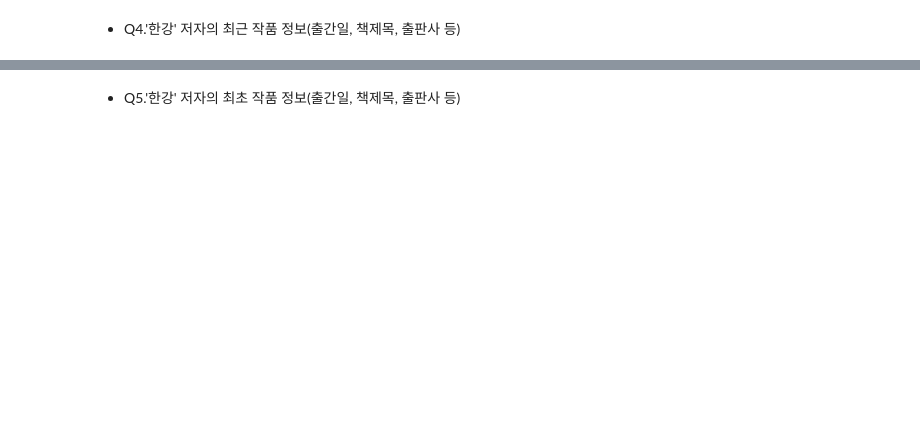
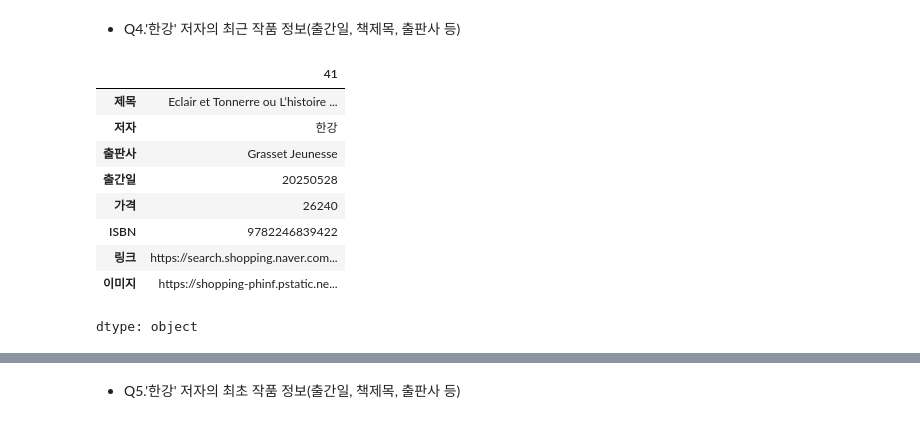
Before and after one commit to Joyschool/2025_mirae_master, a Jupyter notebook: 3일차_웹데이터수집및시각화_OpenAPI_완성.ipynb, the cells around one changed output, grey strips where cells are left out. Cells and saved outputs as stored; diff of their text form; code cells hidden in the pictures; blank space fills up the shorter version.

```diff
--- a/3일차_웹데이터수집및시각화_OpenAPI_완성.ipynb
+++ b/3일차_웹데이터수집및시각화_OpenAPI_완성.ipynb
@@ -198,7 +277,18 @@ df_한강
 # %% [markdown]
 - Q4.'한강' 저자의 최근 작품 정보(출간일, 책제목, 출판사 등)
 # %%
-df_한강.sort_values(by='출간일', ascending=False).loc[0]   # 내림차순으로 정렬하고 첫번째 인덱스에 해당하는 데이터
+df_한강.sort_values(by='출간일', ascending=False).iloc[0]   # 내림차순으로 정렬하고 첫번째 인덱스에 해당하는 데이터
+# %% [output]
+|  | 41 |
+| 제목 | Eclair et Tonnerre ou L’histoire ... |
+| 저자 | 한강 |
+| 출판사 | Grasset Jeunesse |
+| 출간일 | 20250528 |
+| 가격 | 26240 |
+| ISBN | 9782246839422 |
+| 링크 | https://search.shopping.naver.com... |
+| 이미지 | https://shopping-phinf.pstatic.ne... |
+dtype: object
 # %%
 max_idx = df_한강['출간일'].idxmax()   # 해당 컬럼의 max 값의 행 인덱스
 df_한강.loc[max_idx]   # 주어진 인덱스에 해당하는 레코드 정보 출력
```
Also changed, not shown: parts of 14 cells of this notebook.
